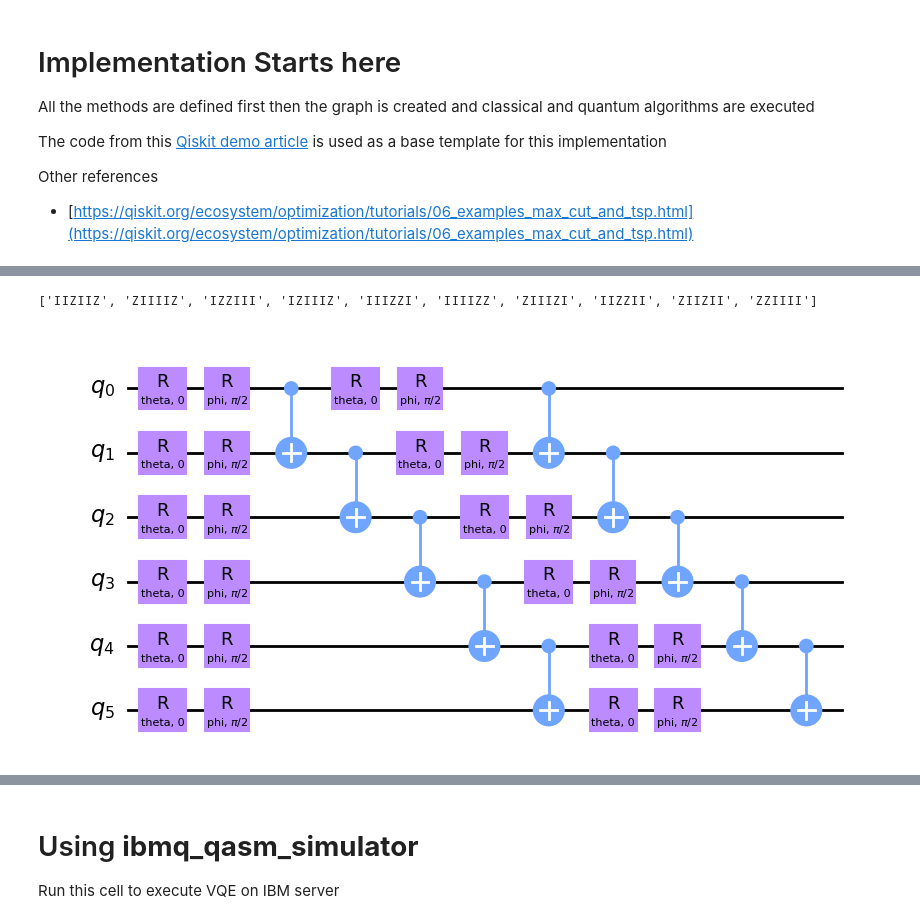
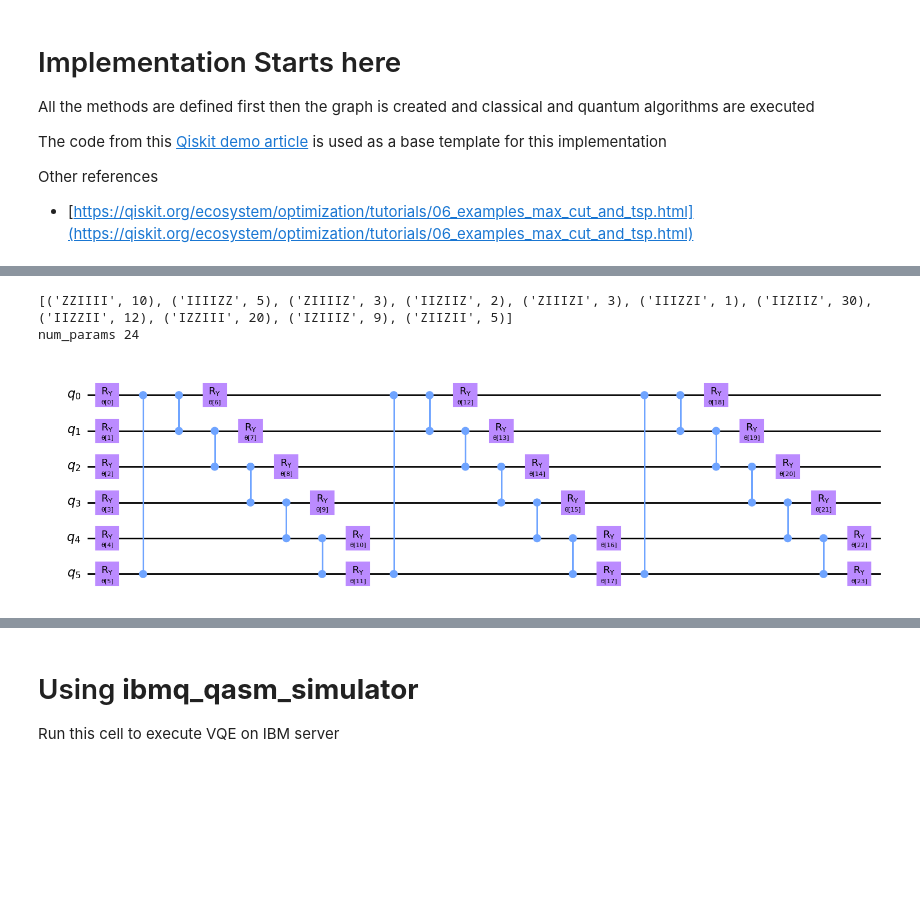
Before and after one commit to jashgopani/maxcut-vqe, a Jupyter notebook: maxcut_vqe.ipynb, the cells around one changed output, grey strips where cells are left out. Saved outputs shown, nothing was run; the diff lists cells and outputs as text; code cells hidden in the pictures; blank space fills up the shorter version.

```diff
--- a/maxcut_vqe.ipynb
+++ b/maxcut_vqe.ipynb
@@ -117,7 +182,7 @@ def get_pauli_strings_from_graph(sparse_graph_list, n):
     for (x, y, w) in sparse_graph_list:
         temp_pauli_string_arr = identity_pauli_string(n)
         temp_pauli_string_arr[x] = temp_pauli_string_arr[y] = "Z"
-        pauli_strings.append("".join(temp_pauli_string_arr))
+        pauli_strings.append(("".join(temp_pauli_string_arr),w))
 
     return list(set(pauli_strings))
 # %%
@@ -151,18 +216,3 @@ def cost_func(params, ansatz, hamiltonian, estimator, intermediate_data, num_par
         print("Iters. done: {}, Params: {}, Current cost: {}".format(
             intermediate_data["iters"], params, energy))
     return energy
-# %%
-# Defining a graph
-n = 6
-list_edges = [[0, 1], [1, 2], [2, 5],
-              [0, 3], [1, 5], [3, 4],
-              [0, 4], [2, 3], [4, 5],
-              [0, 5], [2, 5]]
-
-elist = [(x, y, 1) for x, y in list_edges]
-
-G = nx.Graph()
-G.add_weighted_edges_from(elist)
-colors = ["c" for i in range(n)]
-draw_graph(G, colors, nx.spring_layout(G))
-plt.show()
@@ -171,29 +219,15 @@ plt.show()
 # %%
-# For using hardware efficient ansatz, comment other two ansatz lines
-ansatz_qc = QuantumCircuit(n, name='Hardware Efficient Ansatz')
-
-add_hwe_ansatz(ansatz_qc)
-
-# For using TwoLocal ansatz, comment other two ansatz lines
-# ansatz_qc = TwoLocal(6, "ry", "cz", reps=5, entanglement="linear")
-
-# For using EfficientSU2 ansatz, comment other two ansatz lines
-# ansatz_qc = EfficientSU2(n)
-
-
+# Using TwoLocal ansatz (arbitrary choice)
+ansatz_qc = TwoLocal(n, "ry", "cz", reps=n//2, entanglement='circular')
 ansatz_qc = ansatz_qc.decompose()
-
 num_params = ansatz_qc.num_parameters
-
-pauli_strings = get_pauli_strings_from_graph(elist, n)
+pauli_strings = get_pauli_strings_from_graph(list_edges, n)
+hamiltonian_arr = SparsePauliOp.from_list(pauli_strings)
 
 print(pauli_strings)
-
-# Based on cost function equation
-
-hamiltonian_arr = SparsePauliOp.from_list([(p, 0.5) for p in pauli_strings])
-
+print('num_params', num_params)
 ansatz_qc.draw(output='mpl', style='clifford')
 # %% [output]
-['IIZIIZ', 'ZIIIIZ', 'IZZIII', 'IZIIIZ', 'IIIZZI', 'IIIIZZ', 'ZIIIZI', 'IIZZII', 'ZIIZII', 'ZZIIII']
+[('ZZIIII', 10), ('IIIIZZ', 5), ('ZIIIIZ', 3), ('IIZIIZ', 2), ('ZIIIZI', 3), ('IIIZZI', 1), ('IIZIIZ', 30), ('IIZZII', 12), ('IZZIII', 20), ('IZIIIZ', 9), ('ZIIZII', 5)]
+num_params 24
-[figure, old version]
+[figure, new version]
```
Also changed, not shown: parts of 17 cells of this notebook, 4 other files.
